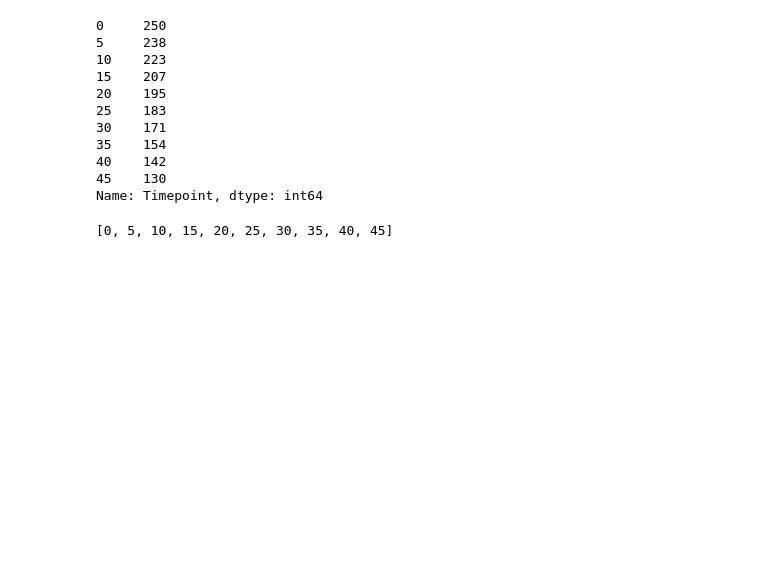
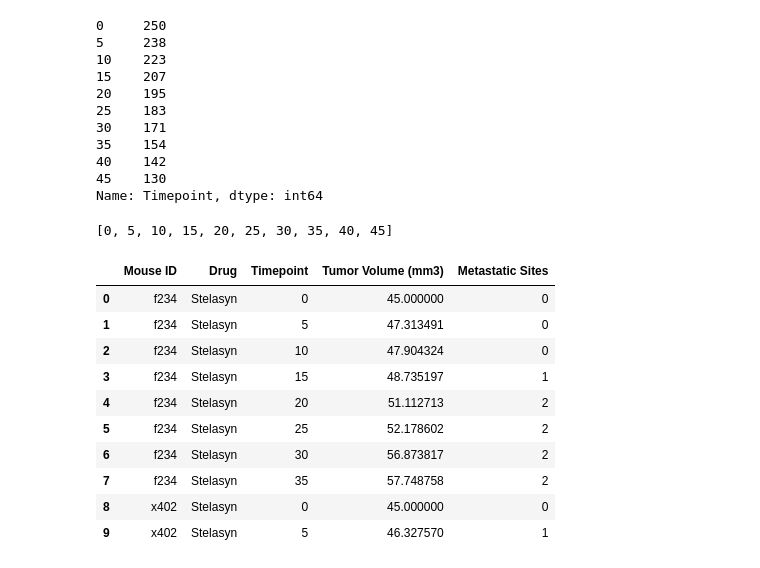
Before and after one commit to bman511/Pymaceuticals, a Jupyter notebook: pymaceuticals.ipynb, the cells around one changed output. Drawn from its saved outputs; the diff is of its cells as text; code cells hidden in the pictures; blank space fills up the shorter version.

```diff
--- a/pymaceuticals.ipynb
+++ b/pymaceuticals.ipynb
@@ -92,4 +92,20 @@ x_axis_timepoints = num_time_points.index.tolist()
 x_axis_timepoints
 # %% [output]
 [0, 5, 10, 15, 20, 25, 30, 35, 40, 45]
+# %%
+#Merge dataframes on Mouse ID
+clin_mice_df = pd.merge(mouse_data_df, clin_data_df, on="Mouse ID")
+clin_mice_df.head(10)
+# %% [output]
+|  | Mouse ID | Drug | Timepoint | Tumor Volume (mm3) | Metastatic Sites |
+| 0 | f234 | Stelasyn | 0 | 45.000000 | 0 |
+| 1 | f234 | Stelasyn | 5 | 47.313491 | 0 |
+| 2 | f234 | Stelasyn | 10 | 47.904324 | 0 |
+| 3 | f234 | Stelasyn | 15 | 48.735197 | 1 |
+| 4 | f234 | Stelasyn | 20 | 51.112713 | 2 |
+| 5 | f234 | Stelasyn | 25 | 52.178602 | 2 |
+| 6 | f234 | Stelasyn | 30 | 56.873817 | 2 |
+| 7 | f234 | Stelasyn | 35 | 57.748758 | 2 |
+| 8 | x402 | Stelasyn | 0 | 45.000000 | 0 |
+| 9 | x402 | Stelasyn | 5 | 46.327570 | 1 |
 # %%
```
Also changed, not shown: parts of 7 cells of this notebook.
